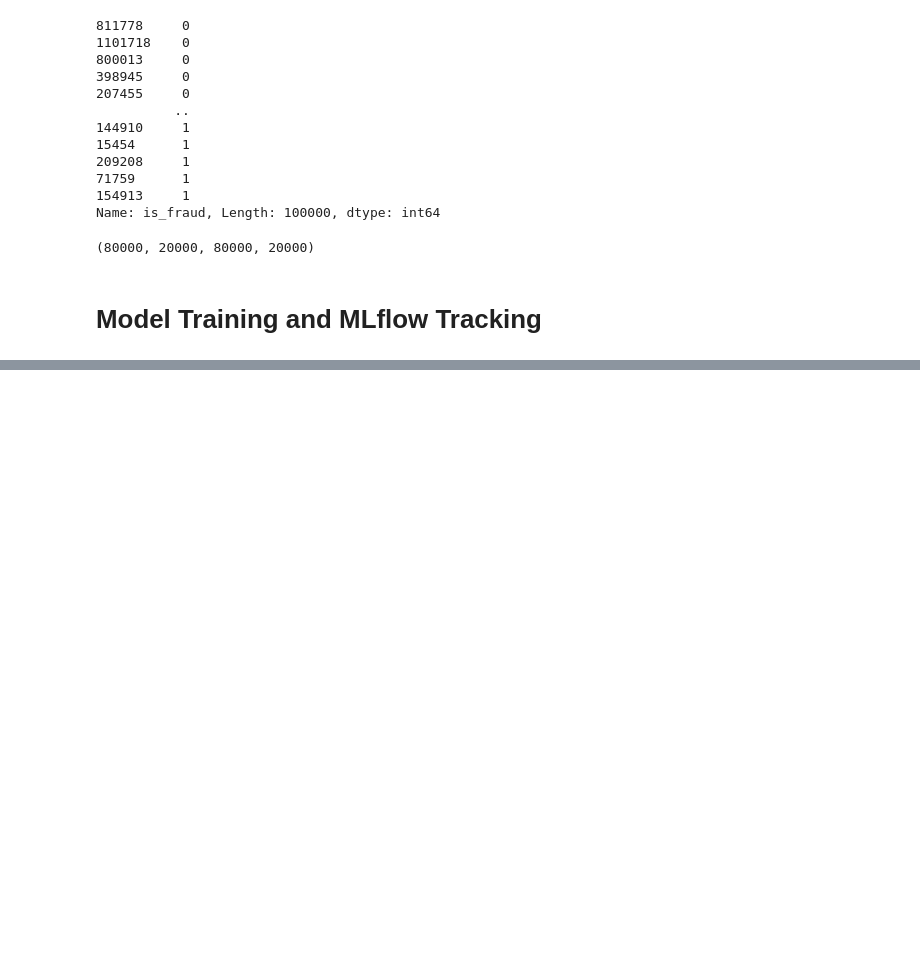
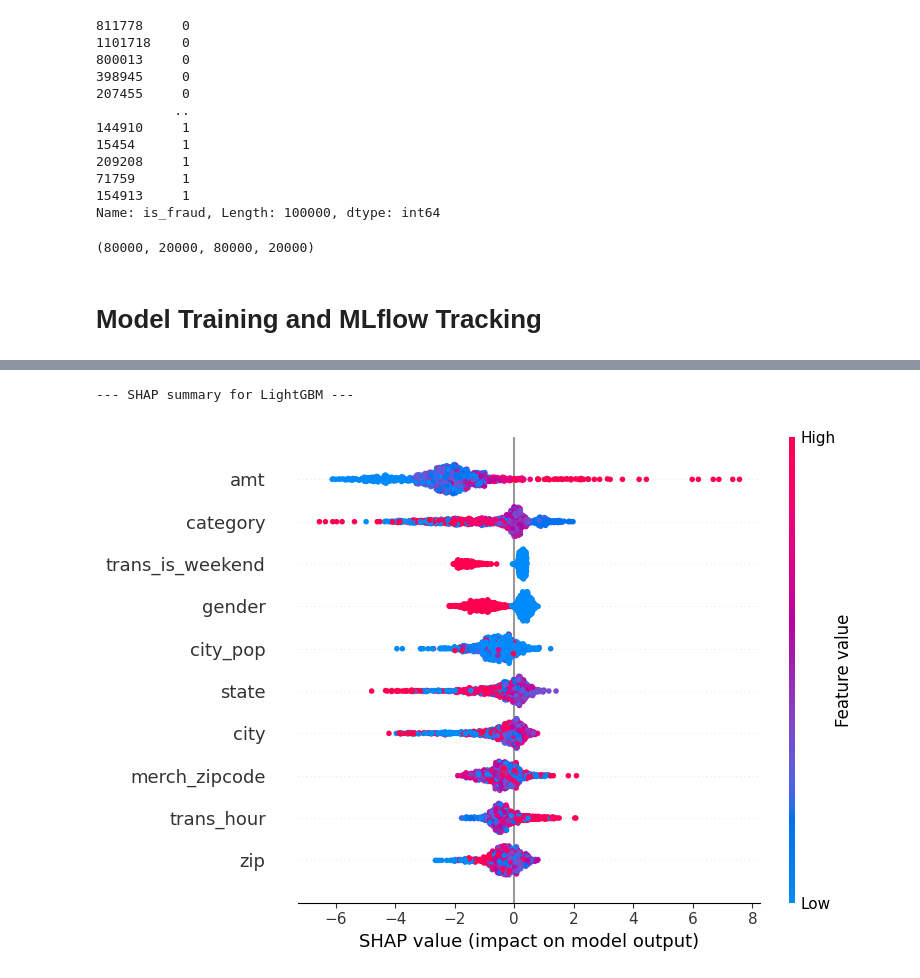
Before and after one commit to bibekk477/credit-card-fraud-xgboost-rf-lgbm, a Jupyter notebook: credit_card_fraud_detect.ipynb, the cells around one changed output, grey strips where cells are left out. Cells and saved outputs as stored; diff of their text form; code cells hidden in the pictures; blank space fills up the shorter version.

```diff
--- a/credit_card_fraud_detect.ipynb
+++ b/credit_card_fraud_detect.ipynb
@@ -429,0 +444,8 @@ plt.barh(df1["Feature"][:top_n][::-1], fi_df["Importance"][:top_n][::-1])
+# %%
+#SHAP explanation for XGBoost
+explain_model_shap(
+    trained_models["XGBoost"], "LightGBM", X_test.sample(1000, random_state=42)
+)
+# %% [output]
+--- SHAP summary for LightGBM ---
+[figure, added]
```
Also changed, not shown: parts of 24 cells of this notebook.
